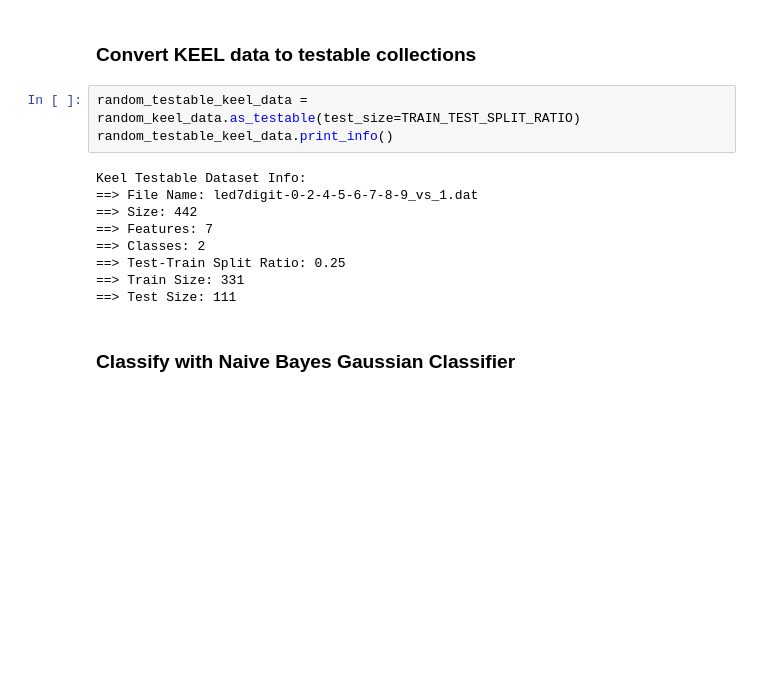
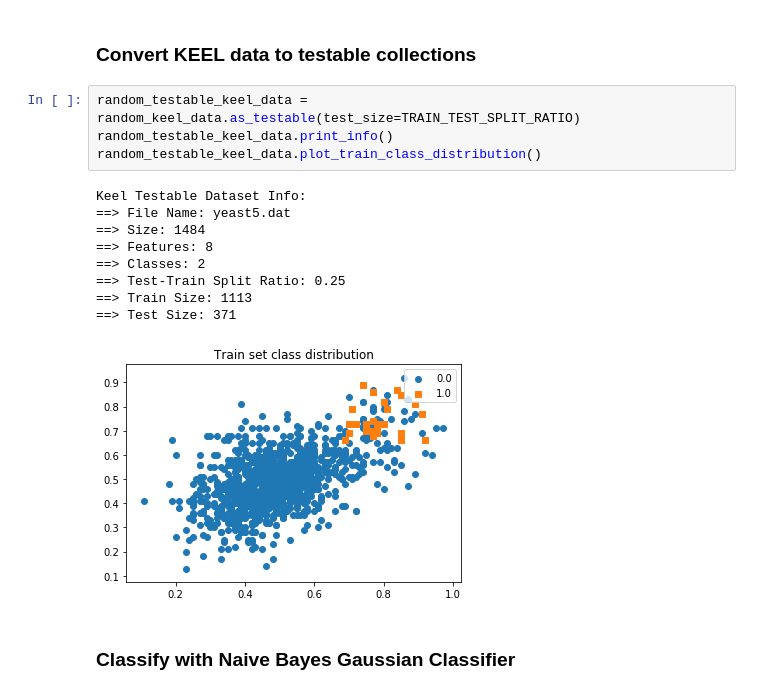
Before and after one commit to ikurek/PWr-Uczenie-Maszyn, a Jupyter notebook: notebooks/classify_random_keel_dataset.ipynb, the cells around one changed output. Saved outputs shown, nothing was run; the diff lists cells and outputs as text; blank space fills up the shorter version.

```diff
--- a/notebooks/classify_random_keel_dataset.ipynb
+++ b/notebooks/classify_random_keel_dataset.ipynb
@@ -38,15 +38,17 @@ Keel Dataset Info:
 # %%
 random_testable_keel_data = random_keel_data.as_testable(test_size=TRAIN_TEST_SPLIT_RATIO)
 random_testable_keel_data.print_info()
+random_testable_keel_data.plot_train_class_distribution()
 # %% [output]
 Keel Testable Dataset Info:
-==> File Name: led7digit-0-2-4-5-6-7-8-9_vs_1.dat
-==> Size: 442
-==> Features: 7
+==> File Name: yeast5.dat
+==> Size: 1484
+==> Features: 8
 ==> Classes: 2
 ==> Test-Train Split Ratio: 0.25
-==> Train Size: 331
-==> Test Size: 111
+==> Train Size: 1113
+==> Test Size: 371
+[figure, added]
 # %% [markdown]
 ### Classify with Naive Bayes Gaussian Classifier
 # %%
```
Also changed, not shown: parts of 4 cells of this notebook, 8 other files.
